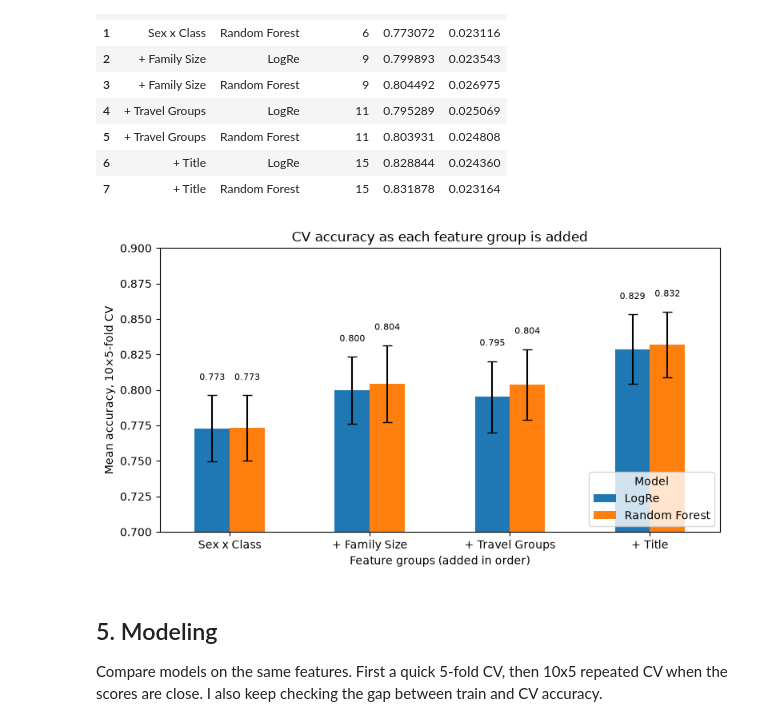
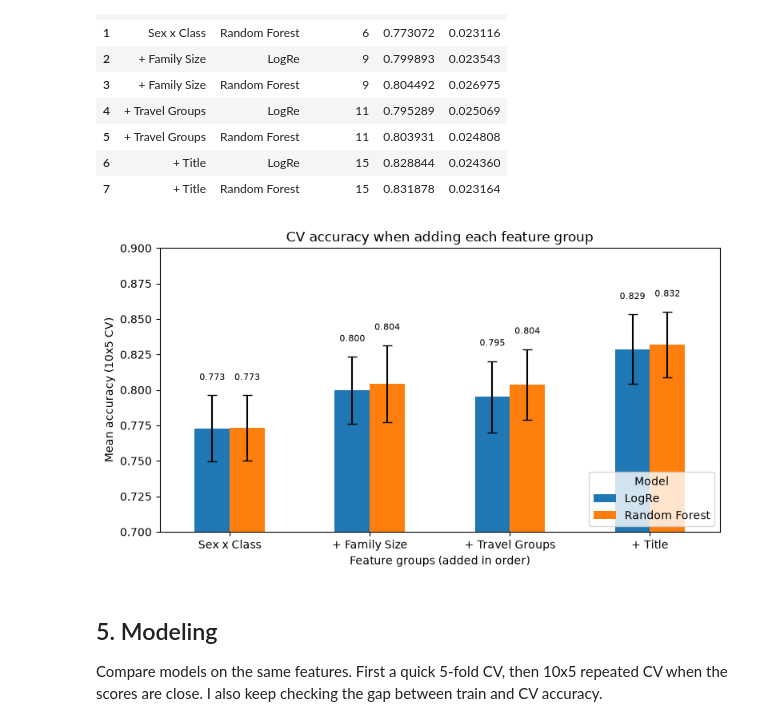
Before and after one commit to IanCode212/Titanic_Survival_Prediction, a Jupyter notebook: titanic.ipynb, the cells around one changed output. Drawn from its saved outputs; the diff is of its cells as text; code cells hidden in the pictures.

Commit message:
Clean up chart labels and code comments

```diff
--- a/titanic.ipynb
+++ b/titanic.ipynb
@@ -351,24 +351,24 @@ group_results
 # %%
 import matplotlib.pyplot as plt
 from matplotlib.container import BarContainer
 
 order = group_results['step'].unique()
 means = group_results.pivot(index='step', columns='model', values='cv').loc[order]
 stds = group_results.pivot(index='step', columns='model', values='std').loc[order]
 
 ax = means.plot.bar(yerr=stds, capsize=4, rot=0, figsize=(8, 4.5))
 for bars in ax.containers:
     if isinstance(bars, BarContainer):
         ax.bar_label(bars, fmt='%.3f', padding=12, fontsize=8)
 ax.set_ylim(0.70, 0.90)
 ax.set_xlabel('Feature groups (added in order)')
-ax.set_ylabel('Mean accuracy, 10×5-fold CV')
-ax.set_title('CV accuracy as each feature group is added')
+ax.set_ylabel('Mean accuracy (10x5 CV)')
+ax.set_title('CV accuracy when adding each feature group')
 ax.legend(title='Model', loc='lower right')
 plt.tight_layout()
 plt.show()
 # %% [output]
-[figure, old version]
+[figure, new version]
 # %% [markdown]
 ## 5. Modeling
 Compare models on the same features. First a quick 5-fold CV, then 10x5 repeated CV when the scores are close. I also keep checking the gap between train and CV accuracy.
```
Also changed, not shown: parts of 3 cells of this notebook.
